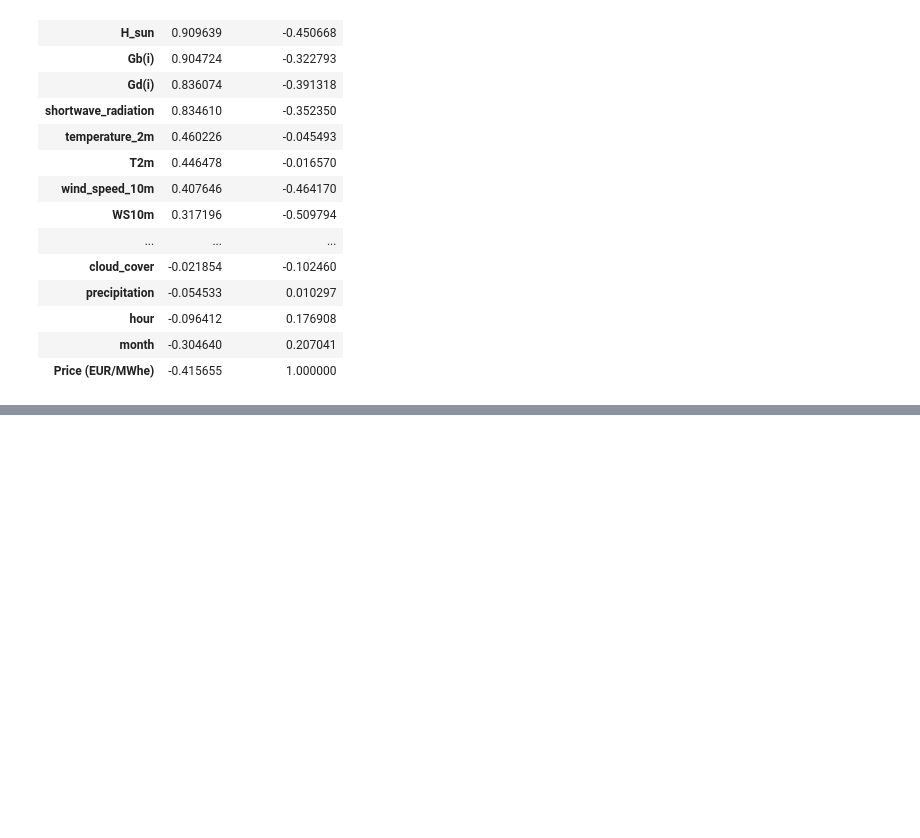
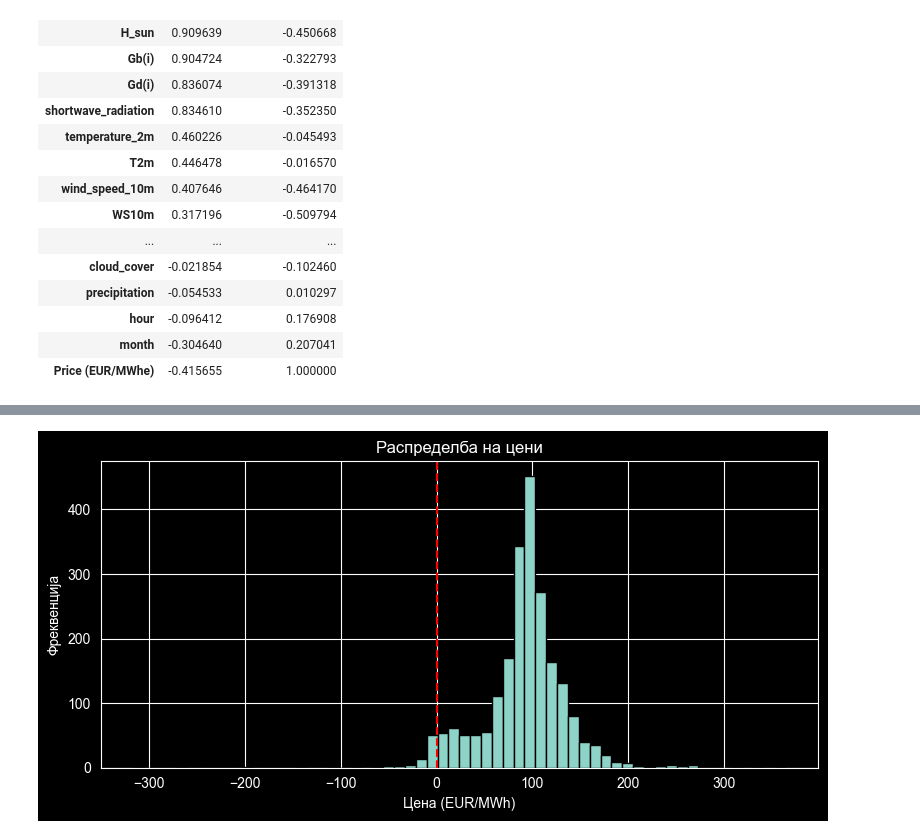
Before and after one commit to hristinagjorgjievska/pv-energy-trading-optimization, a Jupyter notebook: notebooks/06__exploratory_analysis.ipynb, the cells around one changed output, grey strips where cells are left out. Cells and saved outputs as stored; diff of their text form; code cells hidden in the pictures; blank space fills up the shorter version.

```diff
--- a/notebooks/06__exploratory_analysis.ipynb
+++ b/notebooks/06__exploratory_analysis.ipynb
@@ -143,0 +167,11 @@ df.corr()[['P', 'Price (EUR/MWhe)']].sort_values('P', ascending=False)
+# %%
+plt.figure(figsize=(8,4))
+plt.hist(df['Price (EUR/MWhe)'], bins=60, edgecolor='black')
+plt.axvline(0, color='red', linestyle='--')
+plt.title('Распределба на цени')
+plt.xlabel('Цена (EUR/MWh)')
+plt.ylabel('Фреквенција')
+plt.tight_layout()
+plt.show()
+# %% [output]
+[figure, added]
```
Also changed, not shown: parts of 12 cells of this notebook.
